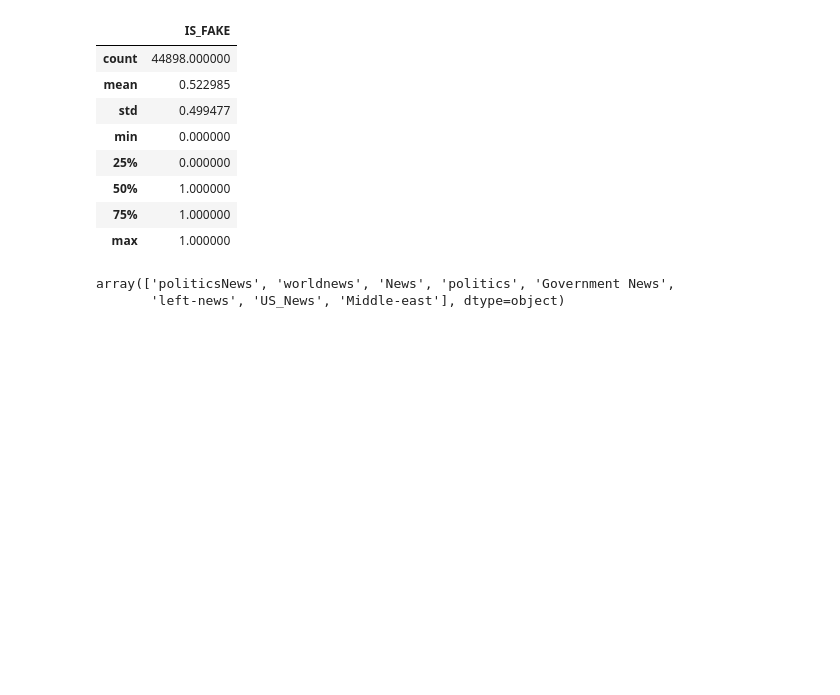
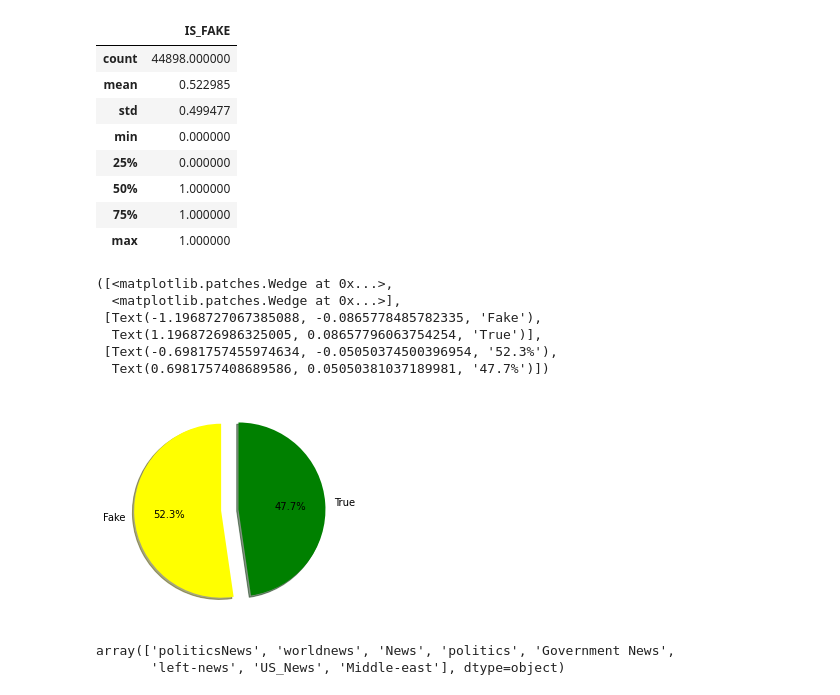
Before and after one commit to vrindaparam/Fake-News-Detection, a Jupyter notebook: Fake_newsdetection_Vrinda.ipynb, the cells around one changed output. Drawn from its saved outputs; the diff is of its cells as text; code cells hidden in the pictures; blank space fills up the shorter version.

Commit message:
Fake News detection using different ML methods

```diff
--- a/Fake_newsdetection_Vrinda.ipynb
+++ b/Fake_newsdetection_Vrinda.ipynb
@@ -59,6 +61,9 @@ fake_news_data.head()
 | 2 | Sheriff David Clarke Becomes An I... | On Friday, it was revealed that f... | News | December 30, 2017 | 1 |
 | 3 | Trump Is So Obsessed He Even Has ... | On Christmas day, Donald Trump an... | News | December 29, 2017 | 1 |
 | 4 | Pope Francis Just Called Out Dona... | Pope Francis used his annual Chri... | News | December 25, 2017 | 1 |
+# %%
+x = fake_news_data['IS_FAKE'].count()
+y = true_news_data['IS_FAKE'].count()
 # %%
 news_data = pd.concat([true_news_data,fake_news_data]).reset_index(drop = True)
 news_data.info()
@@ -87,6 +92,16 @@ news_data.describe()
 | 50% | 1.000000 |
 | 75% | 1.000000 |
 | max | 1.000000 |
+# %%
+plt.pie([x,y],explode=[0.1,0.1],colors=['yellow','green'],startangle=90,shadow=True,labels=['Fake','True'],autopct='%1.1f%%')
+# %% [output]
+([<matplotlib.patches.Wedge at 0x...>,
+  <matplotlib.patches.Wedge at 0x...>],
+ [Text(-1.1968727067385088, -0.0865778485782335, 'Fake'),
+  Text(1.1968726986325005, 0.08657796063754254, 'True')],
+ [Text(-0.6981757455974634, -0.05050374500396954, '52.3%'),
+  Text(0.6981757408689586, 0.05050381037189981, '47.7%')])
+[figure, added]
 # %%
 news_data['subject'].unique()
 # %% [output]
```
Also changed, not shown: parts of 1 cell of this notebook, 1 other file.
